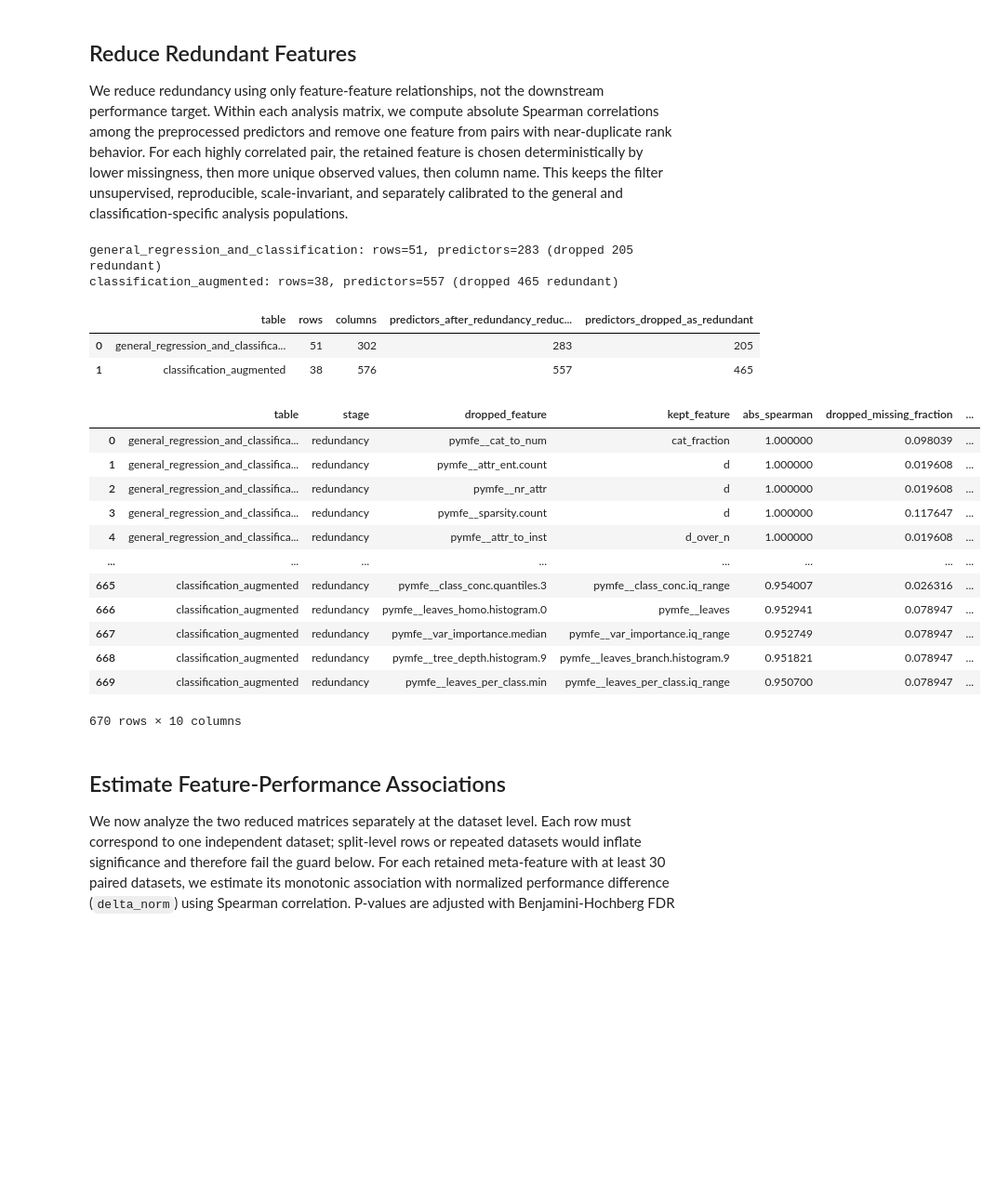
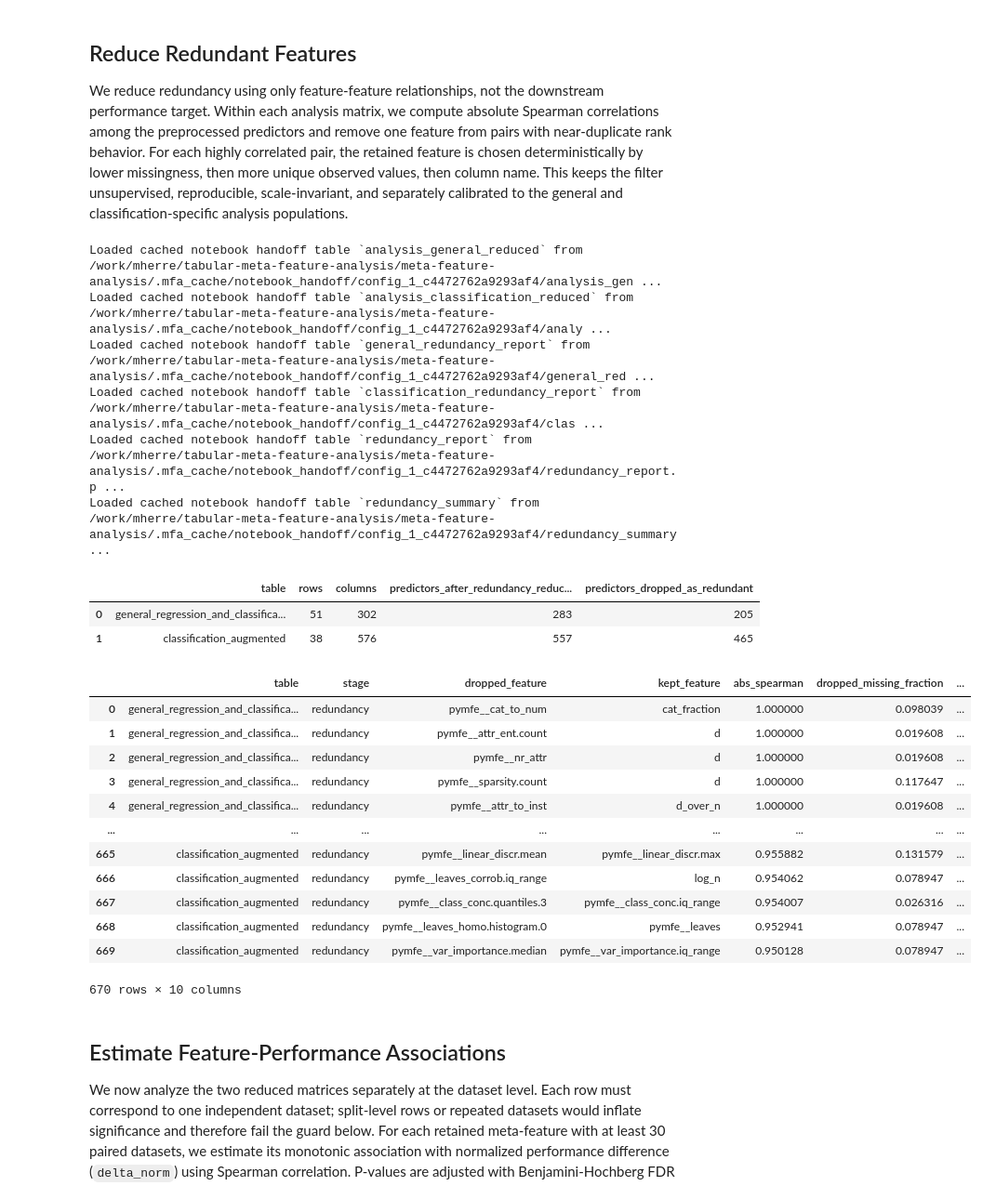
Before and after one commit to m-herre/meta-feature-analysis, a Jupyter notebook: notebooks/01_mfa.ipynb, the cells around one changed output. Shown at 93% size. Drawn from its saved outputs; the diff is of its cells as text; code cells hidden in the pictures; blank space fills up the shorter version.

```diff
--- a/notebooks/01_mfa.ipynb
+++ b/notebooks/01_mfa.ipynb
@@ -134,9 +135,7 @@ if all(table is not None for table in _result_cache.values()):
     result = AnalysisResult(
         config_hash=MFA_CONFIG_HASH,
         comparison_name=(
-            run_config.comparisons[0].name
-            if len(run_config.comparisons) == 1
-            else None
+            run_config.comparisons[0].name if len(run_config.comparisons) == 1 else None
         ),
         gap_table=_result_cache["result_gap_table"],
         metafeature_table=_result_cache["result_metafeature_table"],
@@ -698,41 +685,47 @@ else:
                 "columns": analysis_general_reduced.shape[1],
                 "predictors_after_redundancy_reduction": len(
                     _redundancy_feature_columns(analysis_general_reduced)
                 ),
                 "predictors_dropped_as_redundant": len(general_redundancy_report),
             },
             {
                 "table": "classification_augmented",
                 "rows": len(analysis_classification_reduced),
                 "columns": analysis_classification_reduced.shape[1],
                 "predictors_after_redundancy_reduction": len(
                     _redundancy_feature_columns(analysis_classification_reduced)
                 ),
-                "predictors_dropped_as_redundant": len(classification_redundancy_report),
+                "predictors_dropped_as_redundant": len(
+                    classification_redundancy_report
+                ),
             },
         ]
     )
 
 display(redundancy_summary)
 display(redundancy_report)
 # %% [output]
-general_regression_and_classification: rows=51, predictors=283 (dropped 205 redundant)
-classification_augmented: rows=38, predictors=557 (dropped 465 redundant)
+Loaded cached notebook handoff table `analysis_general_reduced` from /work/mherre/tabular-meta-feature-analysis/meta-feature-analysis/.mfa_cache/notebook_handoff/config_1_c4472762a9293af4/analysis_gen ...
+Loaded cached notebook handoff table `analysis_classification_reduced` from /work/mherre/tabular-meta-feature-analysis/meta-feature-analysis/.mfa_cache/notebook_handoff/config_1_c4472762a9293af4/analy ...
+Loaded cached notebook handoff table `general_redundancy_report` from /work/mherre/tabular-meta-feature-analysis/meta-feature-analysis/.mfa_cache/notebook_handoff/config_1_c4472762a9293af4/general_red ...
+Loaded cached notebook handoff table `classification_redundancy_report` from /work/mherre/tabular-meta-feature-analysis/meta-feature-analysis/.mfa_cache/notebook_handoff/config_1_c4472762a9293af4/clas ...
+Loaded cached notebook handoff table `redundancy_report` from /work/mherre/tabular-meta-feature-analysis/meta-feature-analysis/.mfa_cache/notebook_handoff/config_1_c4472762a9293af4/redundancy_report.p ...
+Loaded cached notebook handoff table `redundancy_summary` from /work/mherre/tabular-meta-feature-analysis/meta-feature-analysis/.mfa_cache/notebook_handoff/config_1_c4472762a9293af4/redundancy_summary ...
 |  | table | rows | columns | predictors_after_redundancy_reduc... | predictors_dropped_as_redundant |
 | 0 | general_regression_and_classifica... | 51 | 302 | 283 | 205 |
 | 1 | classification_augmented | 38 | 576 | 557 | 465 |
 |  | table | stage | dropped_feature | kept_feature | abs_spearman | dropped_missing_fraction | ... |
 | 0 | general_regression_and_classifica... | redundancy | pymfe__cat_to_num | cat_fraction | 1.000000 | 0.098039 | ... |
 | 1 | general_regression_and_classifica... | redundancy | pymfe__attr_ent.count | d | 1.000000 | 0.019608 | ... |
 | 2 | general_regression_and_classifica... | redundancy | pymfe__nr_attr | d | 1.000000 | 0.019608 | ... |
 | 3 | general_regression_and_classifica... | redundancy | pymfe__sparsity.count | d | 1.000000 | 0.117647 | ... |
 | 4 | general_regression_and_classifica... | redundancy | pymfe__attr_to_inst | d_over_n | 1.000000 | 0.019608 | ... |
 | ... | ... | ... | ... | ... | ... | ... | ... |
-| 665 | classification_augmented | redundancy | pymfe__class_conc.quantiles.3 | pymfe__class_conc.iq_range | 0.954007 | 0.026316 | ... |
-| 666 | classification_augmented | redundancy | pymfe__leaves_homo.histogram.0 | pymfe__leaves | 0.952941 | 0.078947 | ... |
-| 667 | classification_augmented | redundancy | pymfe__var_importance.median | pymfe__var_importance.iq_range | 0.952749 | 0.078947 | ... |
-| 668 | classification_augmented | redundancy | pymfe__tree_depth.histogram.9 | pymfe__leaves_branch.histogram.9 | 0.951821 | 0.078947 | ... |
-| 669 | classification_augmented | redundancy | pymfe__leaves_per_class.min | pymfe__leaves_per_class.iq_range | 0.950700 | 0.078947 | ... |
+| 665 | classification_augmented | redundancy | pymfe__linear_discr.mean | pymfe__linear_discr.max | 0.955882 | 0.131579 | ... |
+| 666 | classification_augmented | redundancy | pymfe__leaves_corrob.iq_range | log_n | 0.954062 | 0.078947 | ... |
+| 667 | classification_augmented | redundancy | pymfe__class_conc.quantiles.3 | pymfe__class_conc.iq_range | 0.954007 | 0.026316 | ... |
+| 668 | classification_augmented | redundancy | pymfe__leaves_homo.histogram.0 | pymfe__leaves | 0.952941 | 0.078947 | ... |
+| 669 | classification_augmented | redundancy | pymfe__var_importance.median | pymfe__var_importance.iq_range | 0.950128 | 0.078947 | ... |
 670 rows × 10 columns
 # %% [markdown]
 ## Estimate Feature-Performance Associations
```
Also changed, not shown: parts of 8 cells of this notebook, 4 other files.
